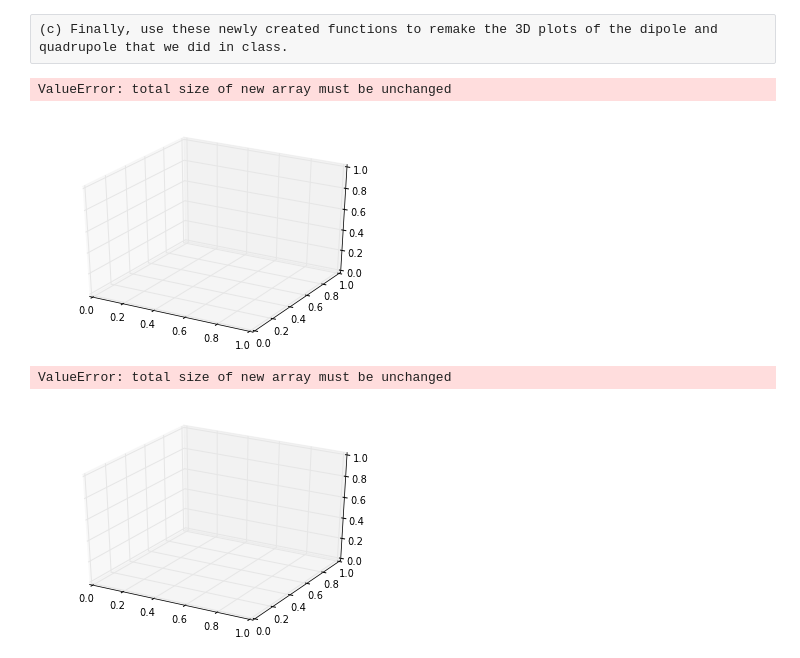
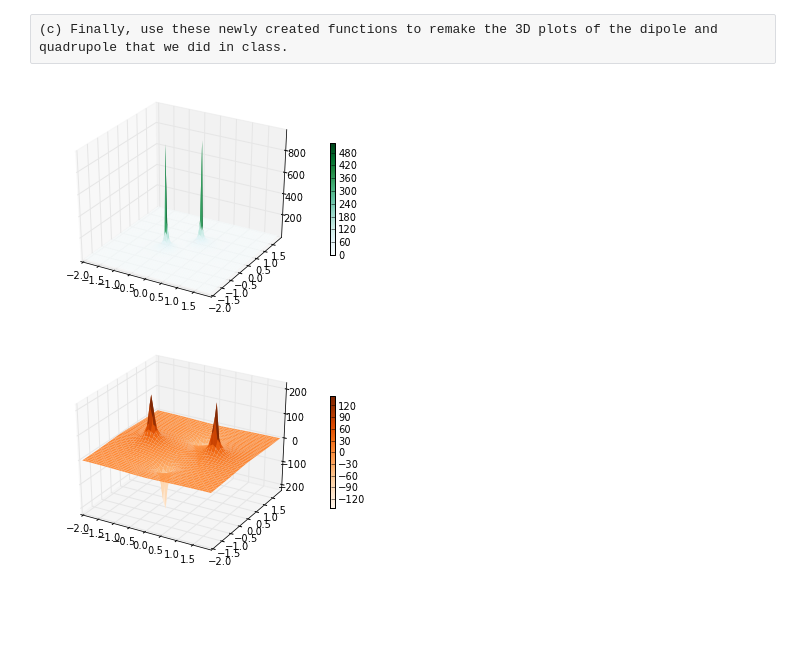
Before and after one commit to ersong/PHYS202-S13, a Jupyter notebook: Week4/Week 4 Notes Tues.ipynb, the cells around one changed output. Drawn from its saved outputs; the diff is of its cells as text; code cells hidden in the pictures; blank space fills up the shorter version.

```diff
--- a/Week4/Tues Week 4 Notes.ipynb
+++ b/Week4/Week 4 Notes Tues.ipynb
@@ -116,8 +200,8 @@ Vxy = pointPotential(x,y,1e-9,0.,0.)
 print Vxy
 # %%
 def pointPotential(x,y,q,posx,posy):
-    """Solves for V when given center point (x,y) and location (posx, posy)"""
-    Vxy=(8.89e9)*q/sqrt((X-posx)**2.+(Y-posy)**2.)
+    """Give charge q in Coulombs, charge location (x,y) in meters, and point of interest (posx, posy) in meters"""
+    Vxy=(8.8975517873681764e9)*q/sqrt((x-posx)**2.+(y-posy)**2.)
     return Vxy
 
 x2 = 1.; y2 = 1.
@@ -173,10 +248 @@ angle that the dipole axis makes with the x-axis. This will allow you to create
 dipoles.
-# %%
-def dipolePotential(x,y,q,posx,angle):
-    """k=Coulomb's constant, 8.9e9. Set Vxy with the equation below to check total potential in the x axis at posx. Substraction is for one charge being opposite of the other."""
-    k=8.9e-9
-    Vxy = k*q/sqrt((X-posx*cos(angle))**2.+Y**2.) + k*q/sqrt((X+posx*cos(-1*angle))**2.+Y**2.)
-    return Vxy
-x,y = meshgrid(arange(-2.,2.,0.06),arange(-2.,2.,0.06))
-Vxy = dipolePotential(x,y,1e-9,0.,0.)
-print Vxy
@@ -197,0 +249,18 @@ print Vxy
+# %%
+def dipolePotential(x,y,q,d,angle):
+    """Give charge q in Coulombs, charge location (x,y) in meters, distance d in meters, and angle of rotation, angle"""
+    k=8.8975517873681764e9
+    a=(d/2.)*cos(angle)
+    b=(d/2.)*sin(angle)
+    c1=sqrt((x-a)**2.+(y-b)**2.)
+    c2=sqrt((x+a)**2.+(y+b)**2.)
+    kq=k*q
+    Vxy = kq/c1-kq/c2
+    return Vxy
+
+d=1
+angle=pi/3
+q=1e-9
+x,y = meshgrid(arange(-2.,2.,0.03),arange(-2.,2.,0.03))
+Vxy = dipolePotential(x,y,q,d,angle)
+print Vxy
@@ -199,37 +282,31 @@ print Vxy
 (c) Finally, use these newly created functions to remake the 3D plots of the dipole and
 quadrupole that we did in class.
 # %%
-dx=.06
-dy=.06
+dx=.04
+dy=.04
 x,y = meshgrid(arange(-2.,2.,dx),arange(-2.,2.,dx))
-q=1
+q=1e-9
 d=1
-angle=30
-Vxy=dipolePotential(x,y,q,d,angle)
+angle=pi/4
+Vxy=abs(dipolePotential(x,y,q,d,angle))
 fig=figure()
 ax=fig.gca(projection='3d')
 p=ax.plot_surface(x,y,Vxy,rstride=1,cstride=1,linewidth=0,cmap=cm.BuGn)
 cb=fig.colorbar(p,shrink=.5)
-print Vxy
-# To whom this may concern (whoever's grading this), x,y and Vxy are both 2D arrays like their counterparts in previous problems. It should work if I just
-#input the values to the plot function. However I keep getting this error as seen below. I've put this on the Forum with no results yet. Same with cell below
 # %% [output]
-ValueError: total size of new array must be unchanged
-[figure, old version]
+[figure, new version]
 # %%
 Q=1e-9#C
 D=2
 C=2
-dX=12/101.
-dY=12/101.
-X=arange(-6,6,dX)
-Y=arange(-6,6,dY)
-Vxy=dipolePotential(x,y,q,d,angle)
-U=dipolePotential(X,Y,Q,D,90)
+dx=8.95/101.
+dy=8.95/101.
+x,y = meshgrid(arange(-2.,2.,dx),arange(-2.,2.,dx))
+Vxy=dipolePotential(x,y,Q,D,0)
+U=dipolePotential(x,y,Q,D,pi/2)
 fig=figure()
 ax=fig.gca(projection='3d')
-p=ax.plot_surface(x,y,Vxy+U,rstride=1,cstride=1,linewidth=0,cmap=cm.Oranges)
+p=ax.plot_surface(x,y,abs(Vxy)-abs(U),rstride=1,cstride=1,linewidth=0,cmap=cm.Oranges)
 cb=fig.colorbar(p,shrink=.5)
 # %% [output]
-ValueError: total size of new array must be unchanged
-[figure, old version]
+[figure, new version]
```
Also changed, not shown: parts of 5 cells of this notebook, 5 other files.
